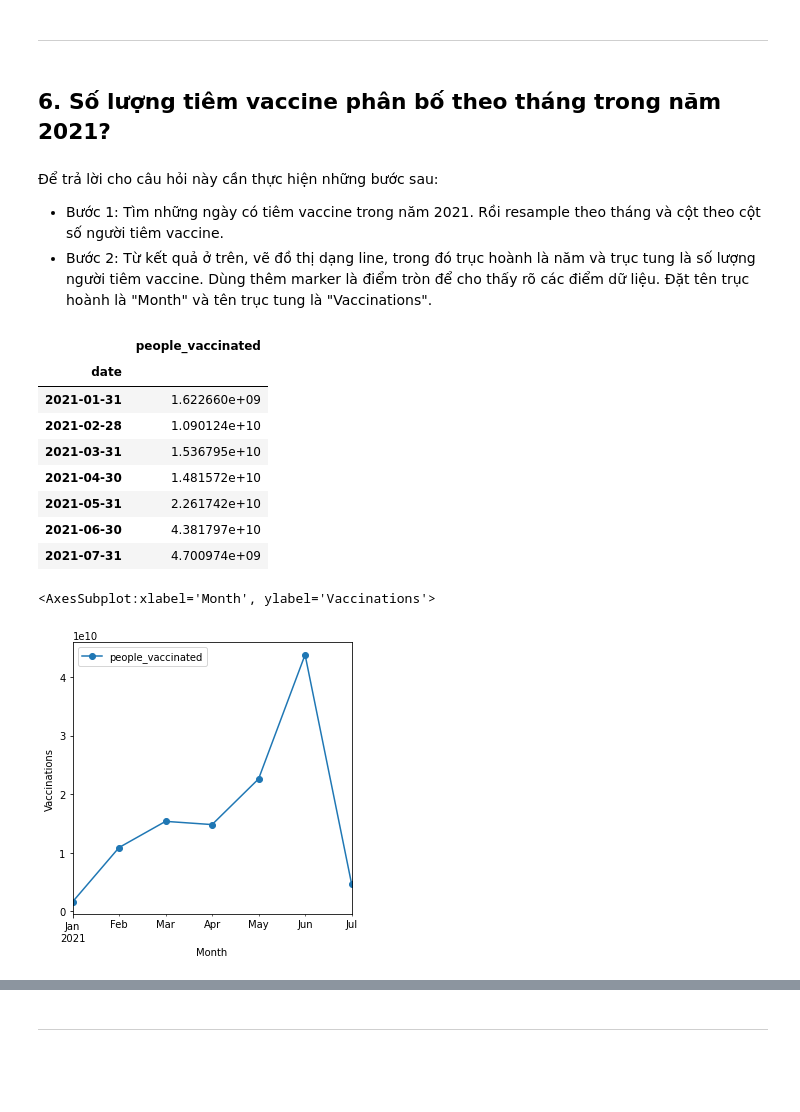
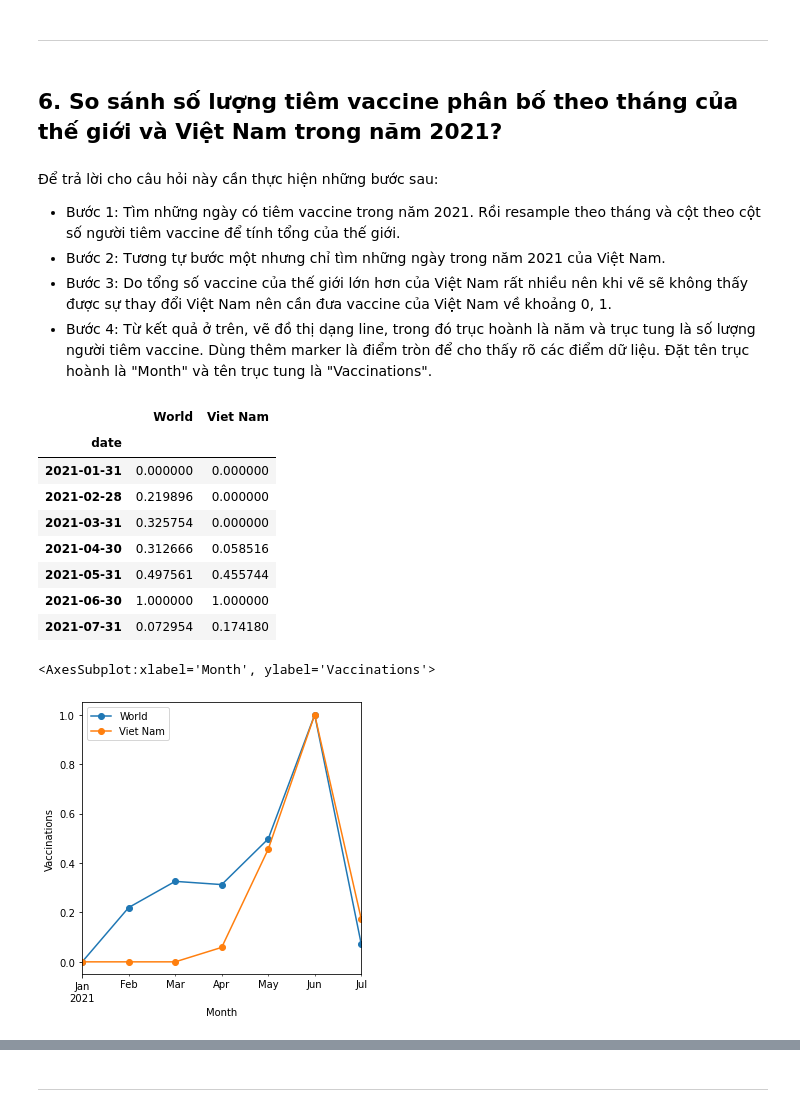
Before and after one commit to FinalProject-P4DS/FinalProject-P4DS, a Jupyter notebook: Final_Project-P4DS.ipynb, the cells around one changed output, grey strips where cells are left out. Cells and saved outputs as stored; diff of their text form; code cells hidden in the pictures; blank space fills up the shorter version.

```diff
--- a/Final_Project-P4DS.ipynb
+++ b/Final_Project-P4DS.ipynb
@@ -733,29 +733,46 @@ national_vacc_latest.sort_values(by='total_vaccinations',ascending=False)[['loca
 # %% [markdown]
 ---
 # %% [markdown]
-## 6. Số lượng tiêm vaccine phân bố theo tháng trong năm 2021?
+## 6. So sánh số lượng tiêm vaccine phân bố theo tháng của thế giới và Việt Nam trong năm 2021?
 # %% [markdown]
 Để trả lời cho câu hỏi này cần thực hiện những bước sau:
-- Bước 1: Tìm những ngày có tiêm vaccine trong năm 2021. Rồi resample theo tháng và cột theo cột số người tiêm vaccine.
-- Bước 2: Từ kết quả ở trên, vẽ đồ thị dạng line, trong đó trục hoành là năm và trục tung là số lượng người tiêm vaccine. Dùng thêm marker là điểm tròn để cho thấy rõ các điểm dữ liệu. Đặt tên trục hoành là "Month" và tên trục tung là "Vaccinations".
+- Bước 1: Tìm những ngày có tiêm vaccine trong năm 2021. Rồi resample theo tháng và cột theo cột số người tiêm vaccine để tính tổng của thế giới.
+- Bước 2: Tương tự bước một nhưng chỉ tìm những ngày trong năm 2021 của Việt Nam.
+- Bước 3: Do tổng số vaccine của thế giới lớn hơn của Việt Nam rất nhiều nên khi vẽ sẽ không thấy được sự thay đổi Việt Nam nên cần đưa vaccine của Việt Nam về khoảng 0, 1.
+- Bước 4: Từ kết quả ở trên, vẽ đồ thị dạng line, trong đó trục hoành là năm và trục tung là số lượng người tiêm vaccine. Dùng thêm marker là điểm tròn để cho thấy rõ các điểm dữ liệu. Đặt tên trục hoành là "Month" và tên trục tung là "Vaccinations".
+# %%
+def normalize(df):
+    return (df - min(df)) / (max(df) - min(df))
 # %%
 people_vaccinated = national_vacc[['date', 'people_vaccinated']]
 people_vaccinated_2021 = people_vaccinated[people_vaccinated['date'].dt.year == 2021]
 
 num_vaccinations_each_month = people_vaccinated_2021.resample('M', on='date').sum()
-num_vaccinations_each_month
+num_vaccinations_each_month.columns = ['World']
+num_vaccinations_each_month['World'] = normalize(num_vaccinations_each_month['World'])
+
+vietnam_vacc = national_vacc[national_vacc['location'] == 'Vietnam'][['date', 'people_vaccinated']]
+vietnam_vacc_2021 = vietnam_vacc[vietnam_vacc['date'].dt.year == 2021]
+
+vietnam_vaccinations_each_month = vietnam_vacc_2021.resample('M', on='date').sum()
+vietnam_vaccinations_each_month.columns = ['Viet Nam']
+vietnam_vaccinations_each_month['Viet Nam'] = normalize(vietnam_vaccinations_each_month['Viet Nam'])
+
+world_vietnam_vaccinations = pd.concat([num_vaccinations_each_month, vietnam_vaccinations_each_month], axis=1)
+world_vietnam_vaccinations = world_vietnam_vaccinations.fillna(0)
+world_vietnam_vaccinations
 # %% [output]
-|  | people_vaccinated |
-| date |  |
-| 2021-01-31 | 1.622660e+09 |
-| 2021-02-28 | 1.090124e+10 |
-| 2021-03-31 | 1.536795e+10 |
-| 2021-04-30 | 1.481572e+10 |
-| 2021-05-31 | 2.261742e+10 |
-| 2021-06-30 | 4.381797e+10 |
-| 2021-07-31 | 4.700974e+09 |
+|  | World | Viet Nam |
+| date |  |  |
+| 2021-01-31 | 0.000000 | 0.000000 |
+| 2021-02-28 | 0.219896 | 0.000000 |
+| 2021-03-31 | 0.325754 | 0.000000 |
+| 2021-04-30 | 0.312666 | 0.058516 |
+| 2021-05-31 | 0.497561 | 0.455744 |
+| 2021-06-30 | 1.000000 | 1.000000 |
+| 2021-07-31 | 0.072954 | 0.174180 |
 # %%
-num_vaccinations_each_month.sort_index().plot.line(marker='o', xlabel="Month", ylabel="Vaccinations")
+world_vietnam_vaccinations.sort_index().plot.line(marker='o', xlabel="Month", ylabel="Vaccinations")
 # %% [output]
 <AxesSubplot:xlabel='Month', ylabel='Vaccinations'>
-[figure, old version]
+[figure, new version]
```
Also changed, not shown: parts of 15 cells of this notebook.
